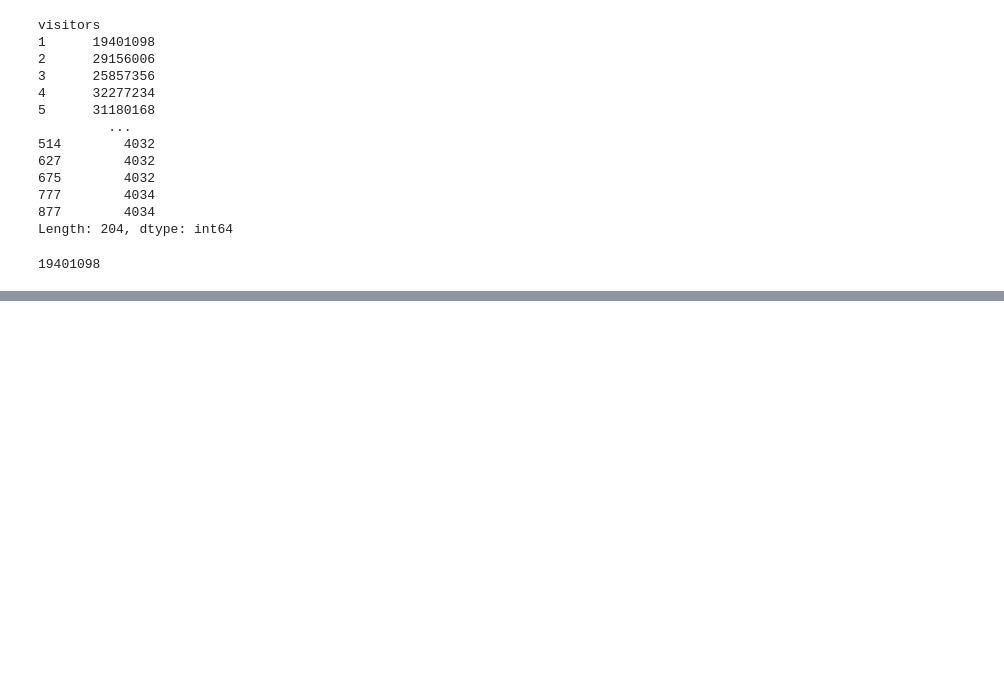
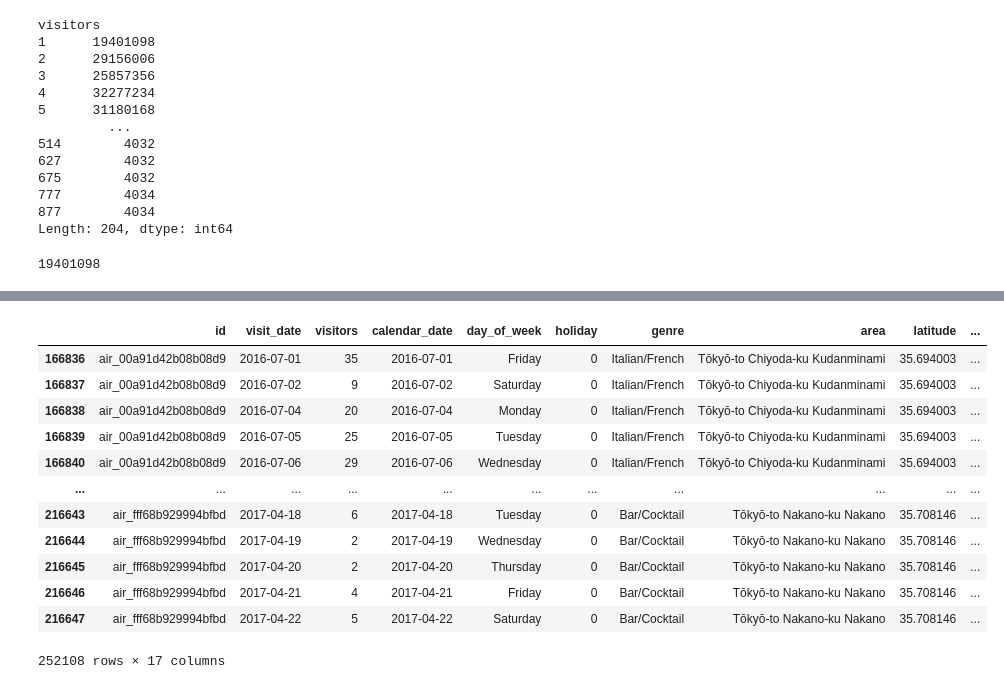
Before and after one commit to JonathanBechtel/dat-02-22, a Jupyter notebook: ClassMaterial/Unit2/Class8/Class 8 Notebook.ipynb, the cells around one changed output, grey strips where cells are left out. Drawn from its saved outputs; the diff is of its cells as text; code cells hidden in the pictures; blank space fills up the shorter version.

```diff
--- a/ClassMaterial/Unit2/Class8/Class 8 Notebook.ipynb
+++ b/ClassMaterial/Unit2/Class8/Class 8 Notebook.ipynb
@@ -269,0 +289,2 @@ Length: 204, dtype: int64
+# %%
+one_day_shift = df.set_index('visit_date').groupby('id')[['visitors']].shift(freq=one_day_ago).rename({'visitors': 'one_day_ago'}, axis=1)
@@ -269,0 +308,2 @@ Length: 204, dtype: int64
+# %%
+df = df.merge(one_day_shift, left_on=['id', 'visit_date'], right_index=True, how='left')
@@ -269,0 +330,16 @@ Length: 204, dtype: int64
+# %%
+df.merge(two_day_shift, left_on=['id', 'visit_date'], right_index=True, how='left')
+# %% [output]
+|  | id | visit_date | visitors | calendar_date | day_of_week | holiday | genre | area | latitude | ... |
+| 166836 | air_00a91d42b08b08d9 | 2016-07-01 | 35 | 2016-07-01 | Friday | 0 | Italian/French | Tōkyō-to Chiyoda-ku Kudanminami | 35.694003 | ... |
+| 166837 | air_00a91d42b08b08d9 | 2016-07-02 | 9 | 2016-07-02 | Saturday | 0 | Italian/French | Tōkyō-to Chiyoda-ku Kudanminami | 35.694003 | ... |
+| 166838 | air_00a91d42b08b08d9 | 2016-07-04 | 20 | 2016-07-04 | Monday | 0 | Italian/French | Tōkyō-to Chiyoda-ku Kudanminami | 35.694003 | ... |
+| 166839 | air_00a91d42b08b08d9 | 2016-07-05 | 25 | 2016-07-05 | Tuesday | 0 | Italian/French | Tōkyō-to Chiyoda-ku Kudanminami | 35.694003 | ... |
+| 166840 | air_00a91d42b08b08d9 | 2016-07-06 | 29 | 2016-07-06 | Wednesday | 0 | Italian/French | Tōkyō-to Chiyoda-ku Kudanminami | 35.694003 | ... |
+| ... | ... | ... | ... | ... | ... | ... | ... | ... | ... | ... |
+| 216643 | air_fff68b929994bfbd | 2017-04-18 | 6 | 2017-04-18 | Tuesday | 0 | Bar/Cocktail | Tōkyō-to Nakano-ku Nakano | 35.708146 | ... |
+| 216644 | air_fff68b929994bfbd | 2017-04-19 | 2 | 2017-04-19 | Wednesday | 0 | Bar/Cocktail | Tōkyō-to Nakano-ku Nakano | 35.708146 | ... |
+| 216645 | air_fff68b929994bfbd | 2017-04-20 | 2 | 2017-04-20 | Thursday | 0 | Bar/Cocktail | Tōkyō-to Nakano-ku Nakano | 35.708146 | ... |
+| 216646 | air_fff68b929994bfbd | 2017-04-21 | 4 | 2017-04-21 | Friday | 0 | Bar/Cocktail | Tōkyō-to Nakano-ku Nakano | 35.708146 | ... |
+| 216647 | air_fff68b929994bfbd | 2017-04-22 | 5 | 2017-04-22 | Saturday | 0 | Bar/Cocktail | Tōkyō-to Nakano-ku Nakano | 35.708146 | ... |
+252108 rows × 17 columns
```
Also changed, not shown: parts of 20 cells of this notebook, 1 other file.
